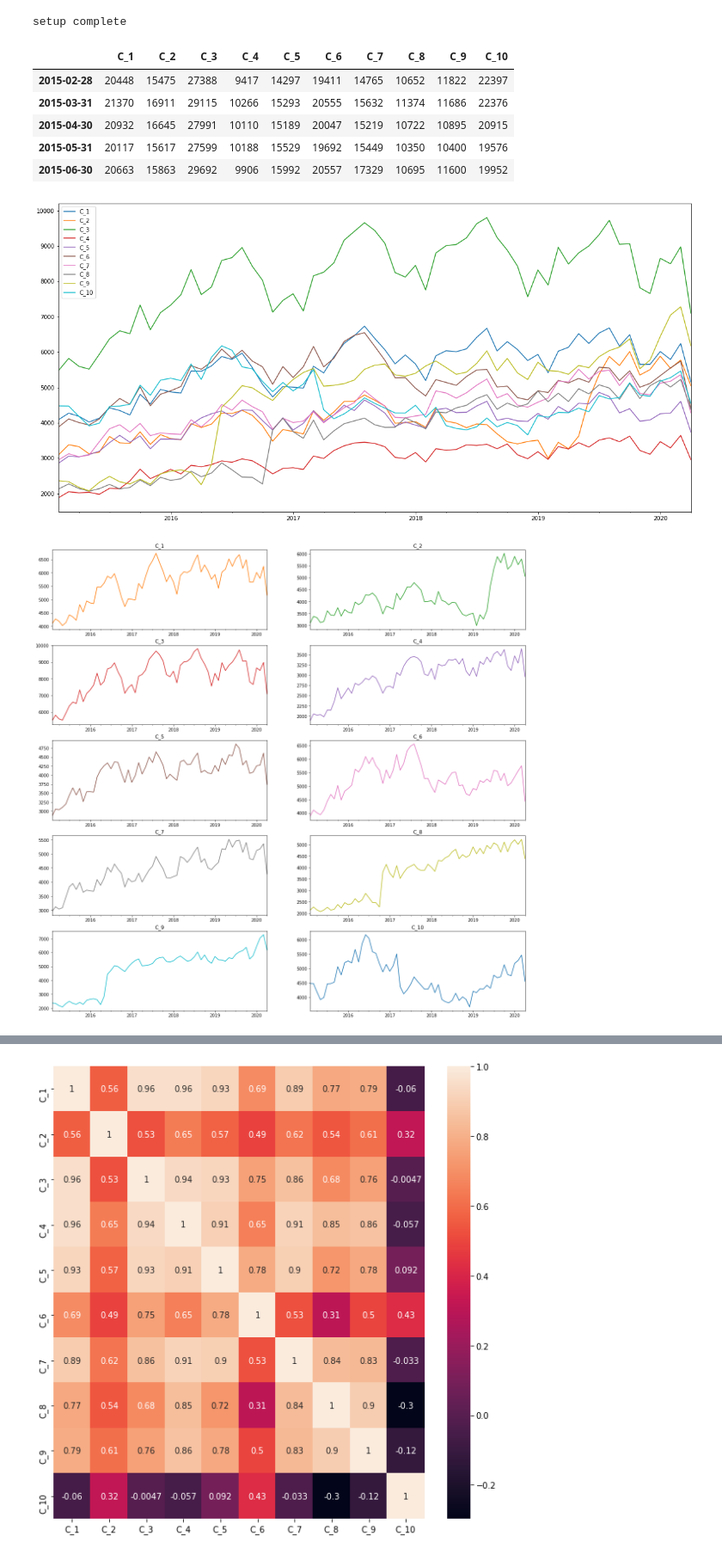
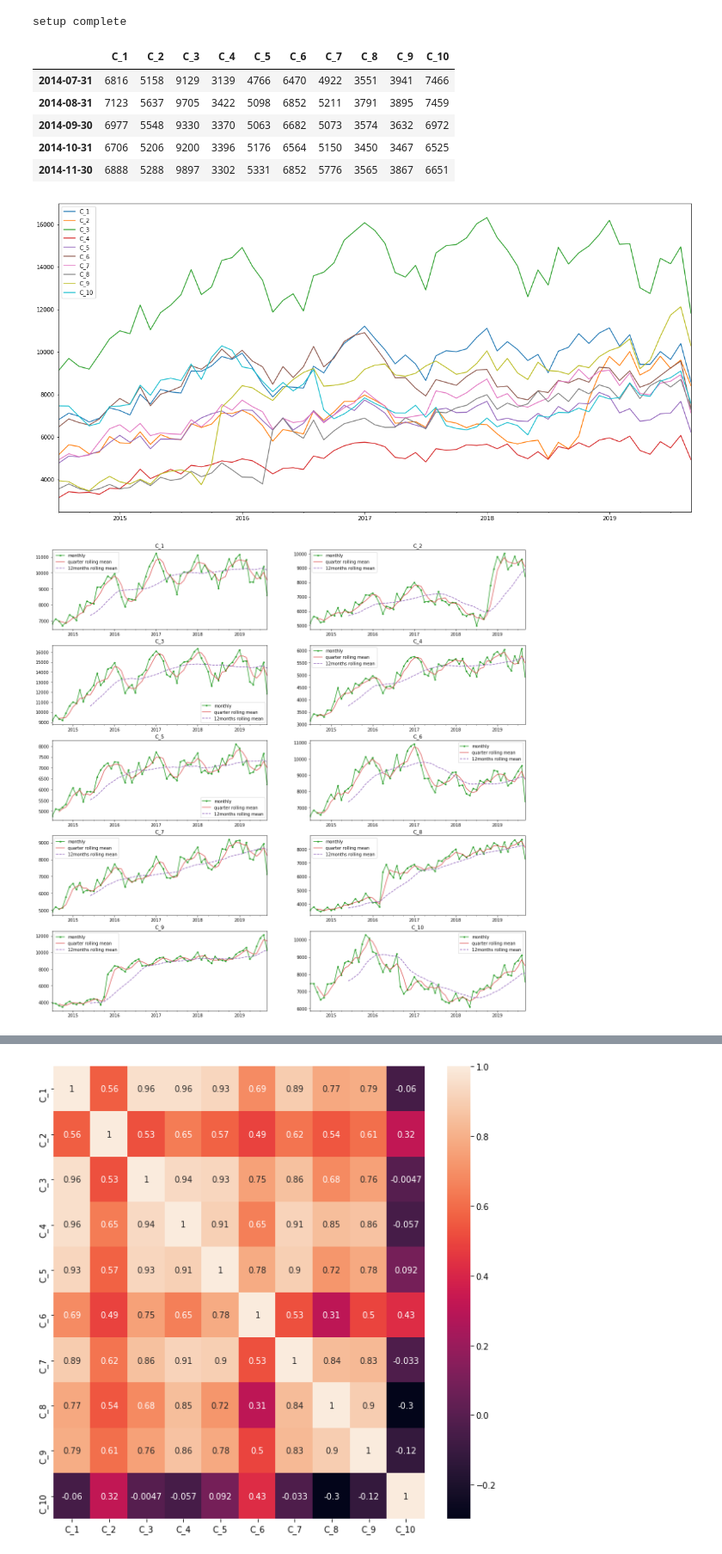
Before and after one commit to Mounji-Salma/Forecasting_App, a Jupyter notebook: data exploration.ipynb, the cells around one changed output, grey strips where cells are left out. Shown at 86% size. Saved outputs shown, nothing was run; the diff lists cells and outputs as text; code cells hidden in the pictures.

Commit message:
pre clustering

```diff
--- a/data exploration.ipynb
+++ b/data exploration.ipynb
@@ -10,30 +10,40 @@ print("setup complete")
 # %% [output]
 setup complete
 # %%
-sales = pd.read_csv('C:/Users/hp/Downloads/possible ts/sales_data_splited_transformed.csv', sep=';', decimal=',',\
+sales = pd.read_csv('C:/Users/hp/Documents/Forecasting_Project/sales_data.csv', sep=';', decimal=',',\
                     index_col=0, parse_dates=True)
 # %%
 sales.head()
 # %% [output]
 |  | C_1 | C_2 | C_3 | C_4 | C_5 | C_6 | C_7 | C_8 | C_9 | C_10 |
-| 2015-02-28 | 20448 | 15475 | 27388 | 9417 | 14297 | 19411 | 14765 | 10652 | 11822 | 22397 |
-| 2015-03-31 | 21370 | 16911 | 29115 | 10266 | 15293 | 20555 | 15632 | 11374 | 11686 | 22376 |
-| 2015-04-30 | 20932 | 16645 | 27991 | 10110 | 15189 | 20047 | 15219 | 10722 | 10895 | 20915 |
-| 2015-05-31 | 20117 | 15617 | 27599 | 10188 | 15529 | 19692 | 15449 | 10350 | 10400 | 19576 |
-| 2015-06-30 | 20663 | 15863 | 29692 | 9906 | 15992 | 20557 | 17329 | 10695 | 11600 | 19952 |
+| 2014-07-31 | 6816 | 5158 | 9129 | 3139 | 4766 | 6470 | 4922 | 3551 | 3941 | 7466 |
+| 2014-08-31 | 7123 | 5637 | 9705 | 3422 | 5098 | 6852 | 5211 | 3791 | 3895 | 7459 |
+| 2014-09-30 | 6977 | 5548 | 9330 | 3370 | 5063 | 6682 | 5073 | 3574 | 3632 | 6972 |
+| 2014-10-31 | 6706 | 5206 | 9200 | 3396 | 5176 | 6564 | 5150 | 3450 | 3467 | 6525 |
+| 2014-11-30 | 6888 | 5288 | 9897 | 3302 | 5331 | 6852 | 5776 | 3565 | 3867 | 6651 |
-# %%
-sales/=5
 # %%
 sales.plot(figsize=(20, 10))
 plt.show()
+# mooora clustering
+# contribution prods mm categorie clustring
+# KHASNA HEATMAP
 # %% [output]
-[figure, old version]
+[figure, new version]
 # %%
 fig, axs = plt.subplots(5, 2, figsize=(20, 20))
 axs = axs.flatten()
+# cols = [next(color_cycle), next(color_cycle), next(color_cycle)]
 for i, item in enumerate(sales.columns):
     sales[item].plot(title=item,
-                     color=next(color_cycle),
-                     ax=axs[i])
+                     color=cols[0],
+                     ax=axs[i],
+                     marker='.', label="monthly")
+    sales[item].rolling(3).mean().plot(
+                     color=cols[1],
+                     ax=axs[i], label="quarter rolling mean", alpha=0.75)
+    sales[item].rolling(12).mean().plot(
+                     color=cols[2],
+                     ax=axs[i], linestyle='--', label="12months rolling mean")
+    axs[i].legend()
 # %% [output]
-[figure, old version]
+[figure, new version]
```
Also changed, not shown: parts of 15 cells of this notebook.
